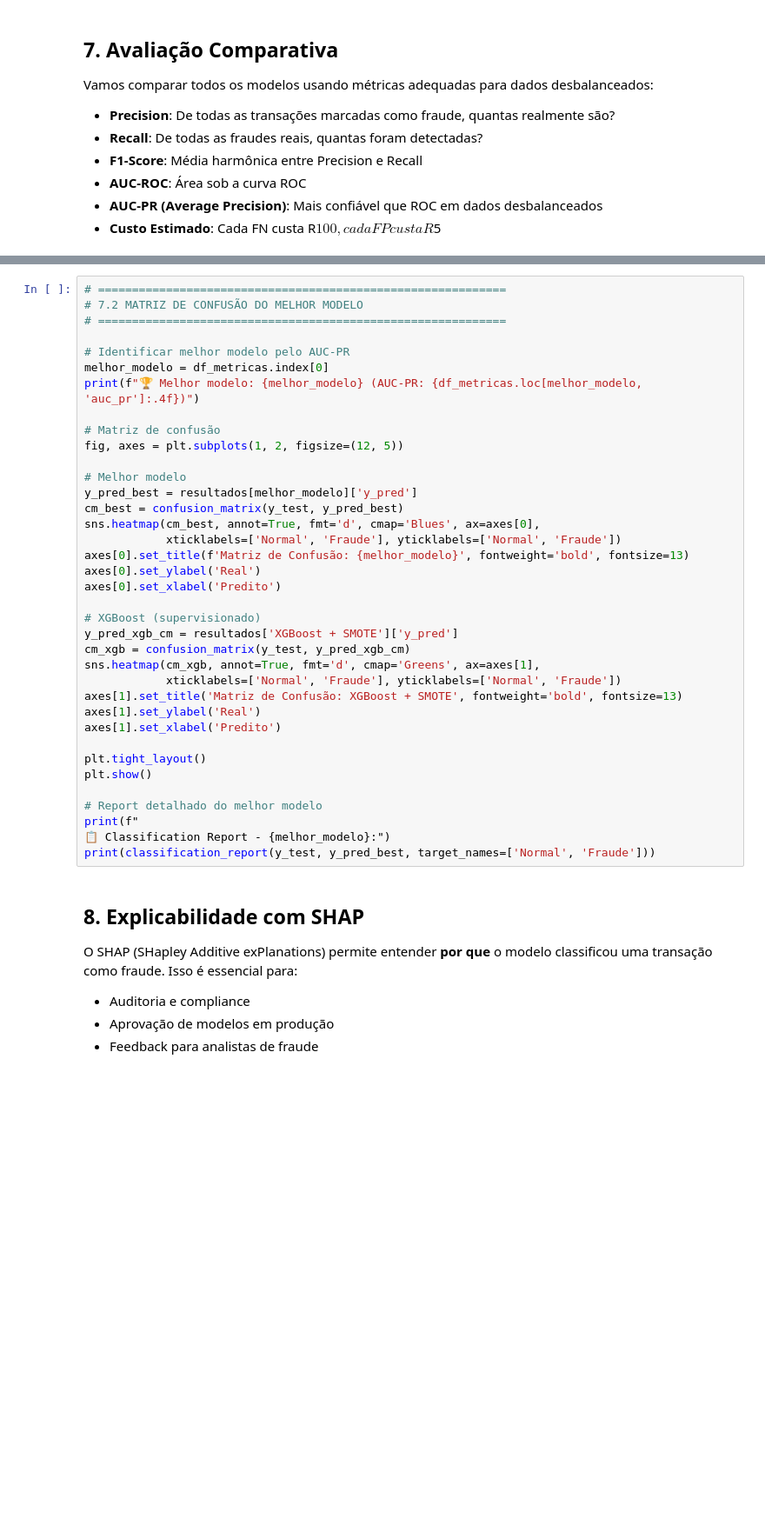
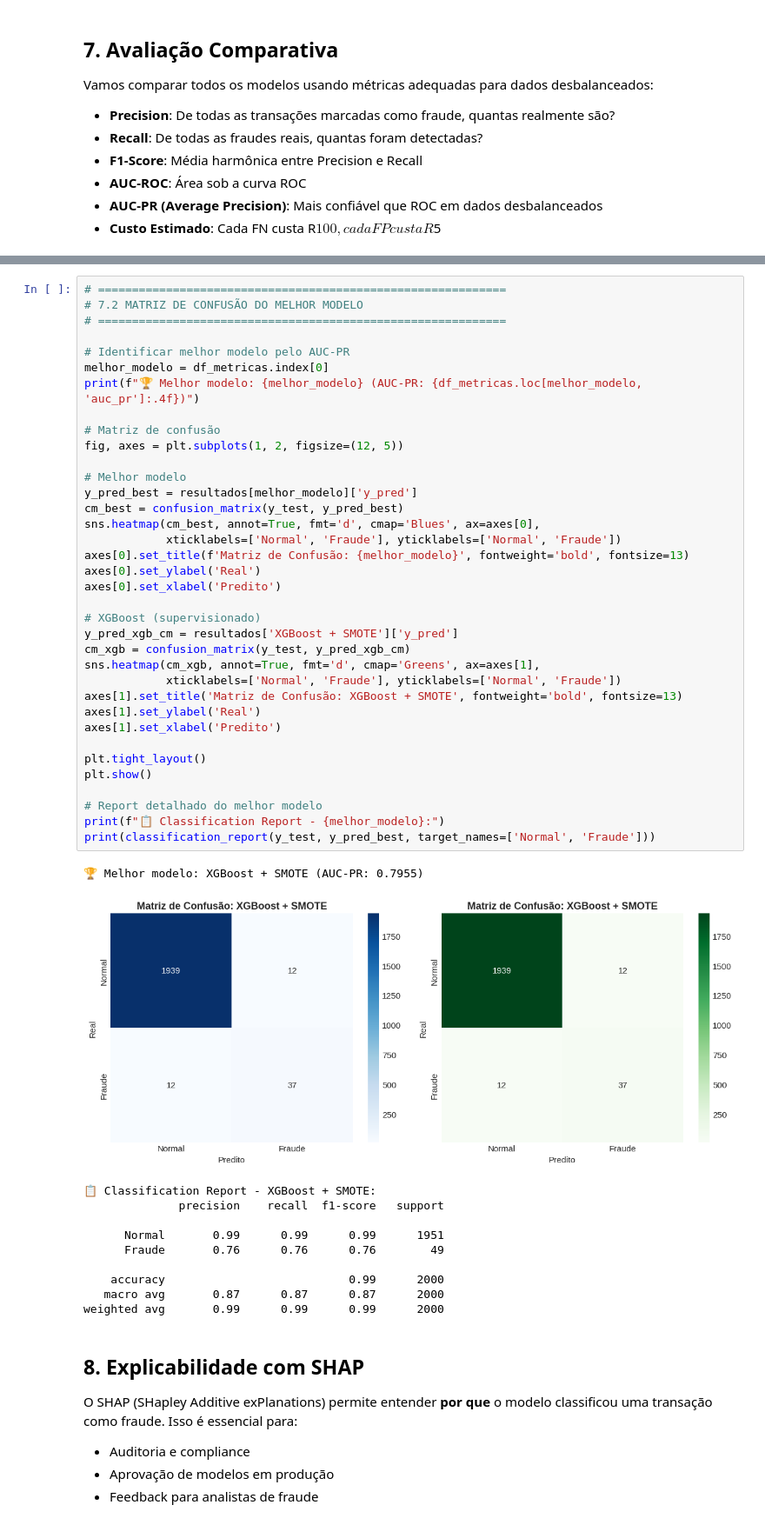
Before and after one commit to ChristYela/fraud-detection-ml, a Jupyter notebook: notebooks/fraud_detection_pipeline.ipynb, the cells around one changed output, grey strips where cells are left out. Shown at 87% size. Cells and saved outputs as stored; diff of their text form; blank space fills up the shorter version.

```diff
--- a/notebooks/fraud_detection_pipeline.ipynb
+++ b/notebooks/fraud_detection_pipeline.ipynb
@@ -618,35 +694,46 @@ plt.show()
 # Identificar melhor modelo pelo AUC-PR
 melhor_modelo = df_metricas.index[0]
 print(f"🏆 Melhor modelo: {melhor_modelo} (AUC-PR: {df_metricas.loc[melhor_modelo, 'auc_pr']:.4f})")
 
 # Matriz de confusão
 fig, axes = plt.subplots(1, 2, figsize=(12, 5))
 
 # Melhor modelo
 y_pred_best = resultados[melhor_modelo]['y_pred']
 cm_best = confusion_matrix(y_test, y_pred_best)
 sns.heatmap(cm_best, annot=True, fmt='d', cmap='Blues', ax=axes[0],
             xticklabels=['Normal', 'Fraude'], yticklabels=['Normal', 'Fraude'])
 axes[0].set_title(f'Matriz de Confusão: {melhor_modelo}', fontweight='bold', fontsize=13)
 axes[0].set_ylabel('Real')
 axes[0].set_xlabel('Predito')
 
 # XGBoost (supervisionado)
 y_pred_xgb_cm = resultados['XGBoost + SMOTE']['y_pred']
 cm_xgb = confusion_matrix(y_test, y_pred_xgb_cm)
 sns.heatmap(cm_xgb, annot=True, fmt='d', cmap='Greens', ax=axes[1],
             xticklabels=['Normal', 'Fraude'], yticklabels=['Normal', 'Fraude'])
 axes[1].set_title('Matriz de Confusão: XGBoost + SMOTE', fontweight='bold', fontsize=13)
 axes[1].set_ylabel('Real')
 axes[1].set_xlabel('Predito')
 
 plt.tight_layout()
 plt.show()
 
 # Report detalhado do melhor modelo
-print(f"
-📋 Classification Report - {melhor_modelo}:")
+print(f"📋 Classification Report - {melhor_modelo}:")
 print(classification_report(y_test, y_pred_best, target_names=['Normal', 'Fraude']))
+# %% [output]
+🏆 Melhor modelo: XGBoost + SMOTE (AUC-PR: 0.7955)
+[figure, added]
+📋 Classification Report - XGBoost + SMOTE:
+              precision    recall  f1-score   support
+
+      Normal       0.99      0.99      0.99      1951
+      Fraude       0.76      0.76      0.76        49
+
+    accuracy                           0.99      2000
+   macro avg       0.87      0.87      0.87      2000
+weighted avg       0.99      0.99      0.99      2000
 # %% [markdown]
 ## 8. Explicabilidade com SHAP
 
```
Also changed, not shown: parts of 14 cells of this notebook.
